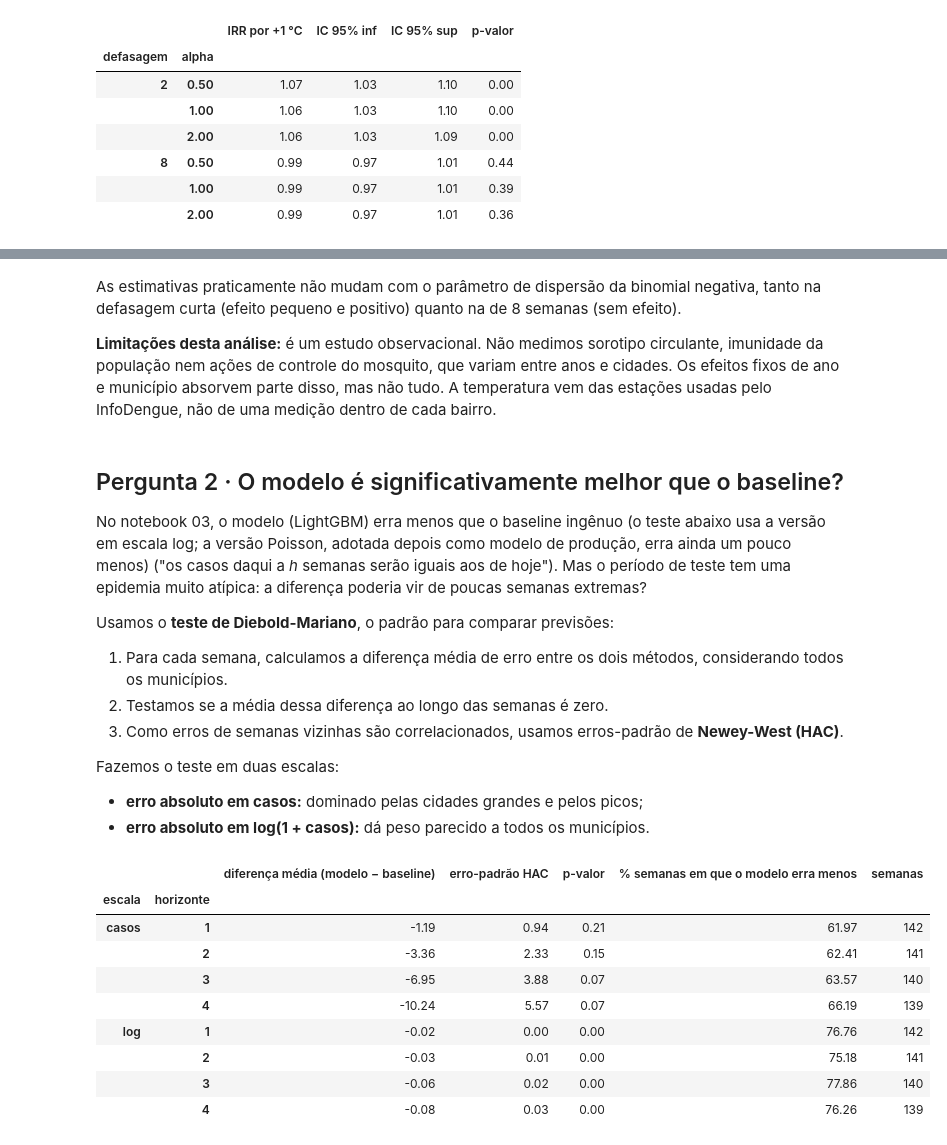
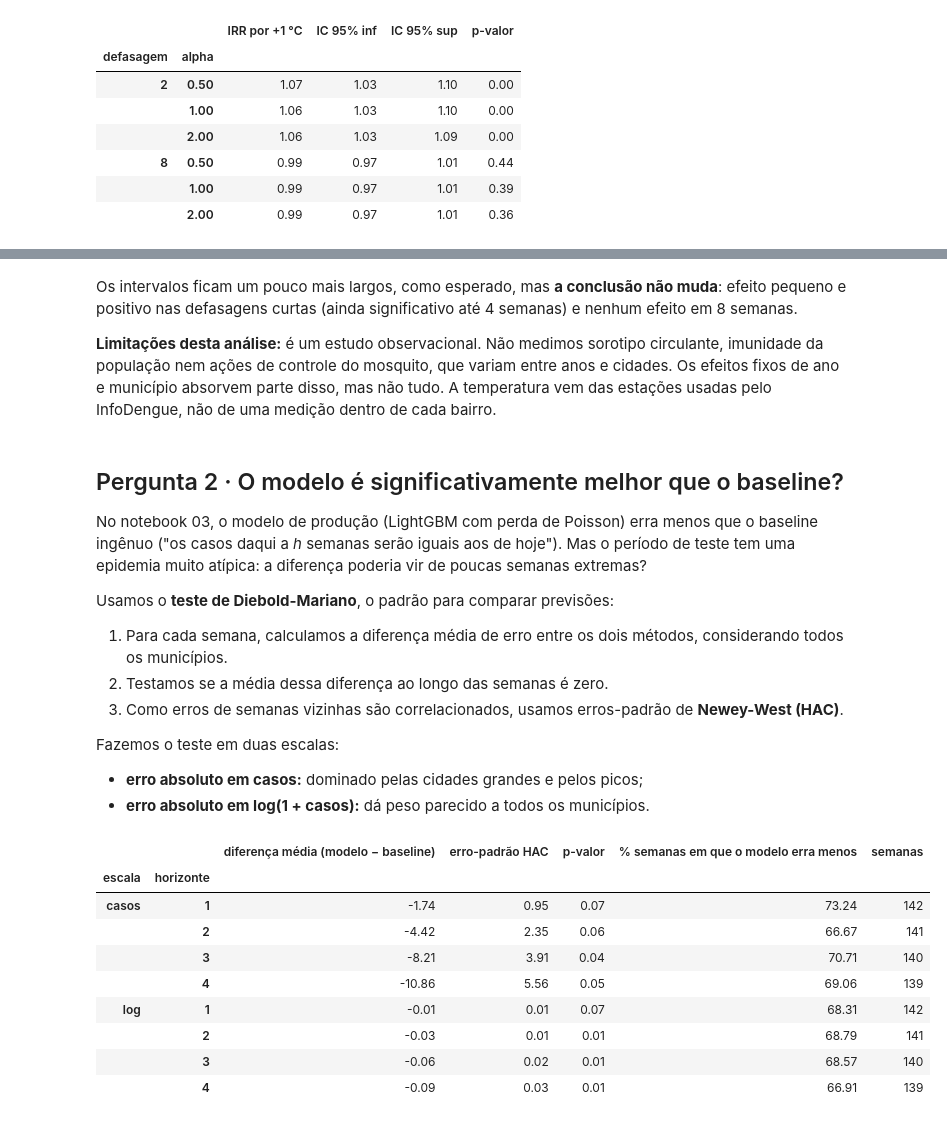
Before and after one commit to luishenrique1702/radar-dengue, a Jupyter notebook: notebooks/02_analise_inferencial.ipynb, the cells around one changed output, grey strips where cells are left out. Saved outputs shown, nothing was run; the diff lists cells and outputs as text; code cells hidden in the pictures.

```diff
--- a/notebooks/02_analise_inferencial.ipynb
+++ b/notebooks/02_analise_inferencial.ipynb
@@ -146,6 +178,7 @@ rob.set_index(["defasagem", "alpha"])[["IRR por +1 °C", "IC 95% inf", "IC 95% s
 # %% [markdown]
-As estimativas praticamente não mudam com o parâmetro de dispersão da binomial negativa, tanto na
-defasagem curta (efeito pequeno e positivo) quanto na de 8 semanas (sem efeito).
+Os intervalos ficam um pouco mais largos, como esperado, mas **a conclusão não muda**: efeito
+pequeno e positivo nas defasagens curtas (ainda significativo até 4 semanas) e nenhum efeito em 8
+semanas.
 
 **Limitações desta análise:** é um estudo observacional. Não medimos sorotipo circulante, imunidade da
 população nem ações de controle do mosquito, que variam entre anos e cidades. Os efeitos fixos de ano
@@ -154,8 +187,7 @@ não de uma medição dentro de cada bairro.
 # %% [markdown]
 ## Pergunta 2 · O modelo é significativamente melhor que o baseline?
 
-No notebook 03, o modelo (LightGBM) erra menos que o baseline ingênuo (o teste abaixo usa a versão em escala
-log; a versão Poisson, adotada depois como modelo de produção, erra ainda um pouco menos) ("os casos daqui a *h* semanas
+No notebook 03, o modelo de produção (LightGBM com perda de Poisson) erra menos que o baseline ingênuo ("os casos daqui a *h* semanas
 serão iguais aos de hoje"). Mas o período de teste tem uma epidemia muito atípica: a diferença poderia
 vir de poucas semanas extremas?
 
@@ -170,46 +202,45 @@ Fazemos o teste em duas escalas:
 - **erro absoluto em log(1 + casos):** dá peso parecido a todos os municípios.
 # %%
 from radar_dengue.features import FEATURES, add_targets, build_features
-from radar_dengue.model import PARAMS, split
-import lightgbm as lgb
+from radar_dengue.model import fit_central, predict_central, split
 
 base = add_targets(build_features(raw), [1, 2, 3, 4])
 
 def dm_test(diff_por_semana, maxlags=8):
     ols = sm.OLS(diff_por_semana.values, np.ones(len(diff_por_semana))).fit(
         cov_type="HAC", cov_kwds={"maxlags": maxlags})
     return ols.params[0], ols.bse[0], ols.pvalues[0]
 
 linhas = []
 for h in [1, 2, 3, 4]:
     tr, te = split(base, h)
     y = f"y_h{h}"
-    m = lgb.LGBMRegressor(**PARAMS).fit(tr[FEATURES], tr[y] - tr["log_casos_lag0"])
-    pred_log = m.predict(te[FEATURES]) + te["log_casos_lag0"].to_numpy()
+    m = fit_central(tr, h)   # o modelo de produção: LightGBM com perda de Poisson
+    pred_log = np.log1p(predict_central(m, te))
     real_log, naive_log = te[y].to_numpy(), te["log_casos_lag0"].to_numpy()
     real, pred, naive = np.expm1(real_log), np.expm1(pred_log).clip(0), np.expm1(naive_log)
     semana = te["data_iniSE"].values
     for escala, dif in [("casos", np.abs(real - pred) - np.abs(real - naive)),
                         ("log", np.abs(real_log - pred_log) - np.abs(real_log - naive_log))]:
         serie = pd.Series(dif).groupby(semana).mean()
         media, ep, p = dm_test(serie)
         linhas.append({"horizonte": h, "escala": escala, "diferença média (modelo − baseline)": media,
                        "erro-padrão HAC": ep, "p-valor": p,
                        "% semanas em que o modelo erra menos": (serie < 0).mean() * 100,
                        "semanas": len(serie)})
 dm = pd.DataFrame(linhas).set_index(["escala", "horizonte"]).sort_index()
 dm
 # %% [output]
 |  |  | diferença média (modelo − baseline) | erro-padrão HAC | p-valor | % semanas em que o modelo erra menos | semanas |
 | escala | horizonte |  |  |  |  |  |
-| casos | 1 | -1.19 | 0.94 | 0.21 | 61.97 | 142 |
-|  | 2 | -3.36 | 2.33 | 0.15 | 62.41 | 141 |
-|  | 3 | -6.95 | 3.88 | 0.07 | 63.57 | 140 |
-|  | 4 | -10.24 | 5.57 | 0.07 | 66.19 | 139 |
-| log | 1 | -0.02 | 0.00 | 0.00 | 76.76 | 142 |
-|  | 2 | -0.03 | 0.01 | 0.00 | 75.18 | 141 |
-|  | 3 | -0.06 | 0.02 | 0.00 | 77.86 | 140 |
-|  | 4 | -0.08 | 0.03 | 0.00 | 76.26 | 139 |
+| casos | 1 | -1.74 | 0.95 | 0.07 | 73.24 | 142 |
+|  | 2 | -4.42 | 2.35 | 0.06 | 66.67 | 141 |
+|  | 3 | -8.21 | 3.91 | 0.04 | 70.71 | 140 |
+|  | 4 | -10.86 | 5.56 | 0.05 | 69.06 | 139 |
+| log | 1 | -0.01 | 0.01 | 0.07 | 68.31 | 142 |
+|  | 2 | -0.03 | 0.01 | 0.01 | 68.79 | 141 |
+|  | 3 | -0.06 | 0.02 | 0.01 | 68.57 | 140 |
+|  | 4 | -0.09 | 0.03 | 0.01 | 66.91 | 139 |
 # %% [markdown]
 **Leitura:**
 
```
Also changed, not shown: parts of 6 cells of this notebook, 3 other files.
